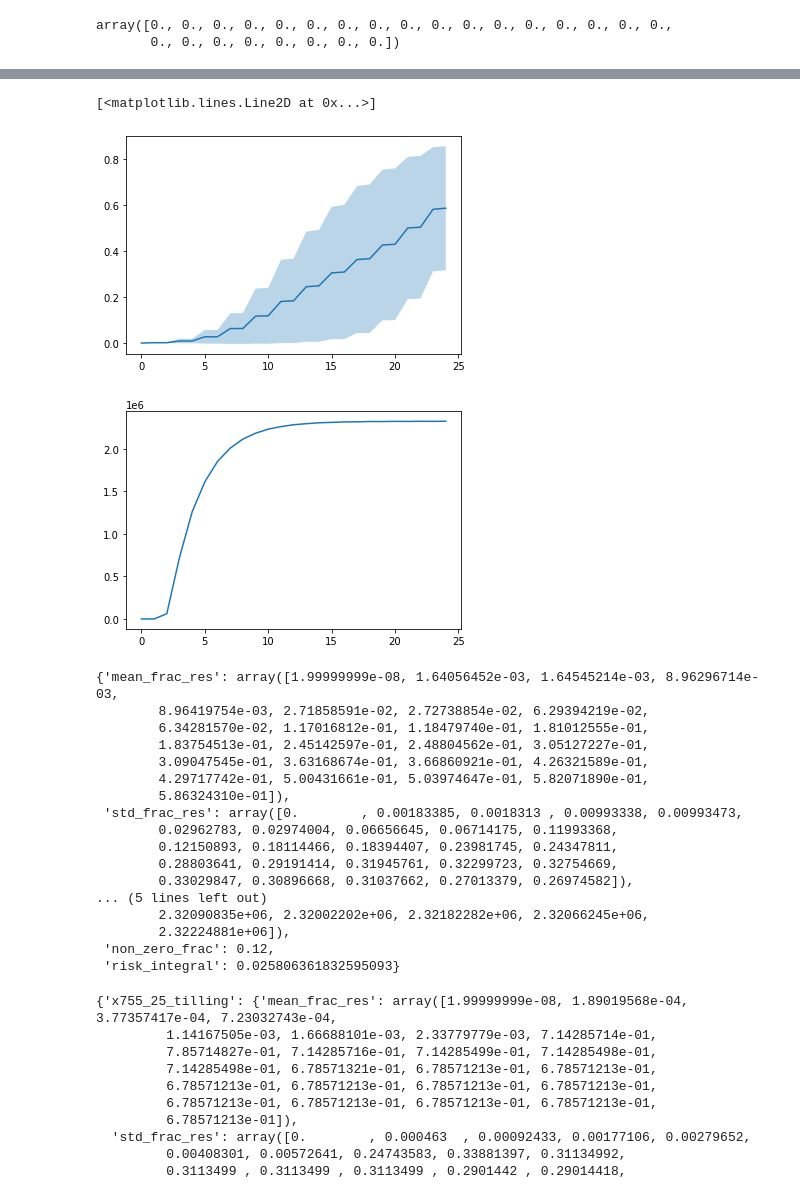
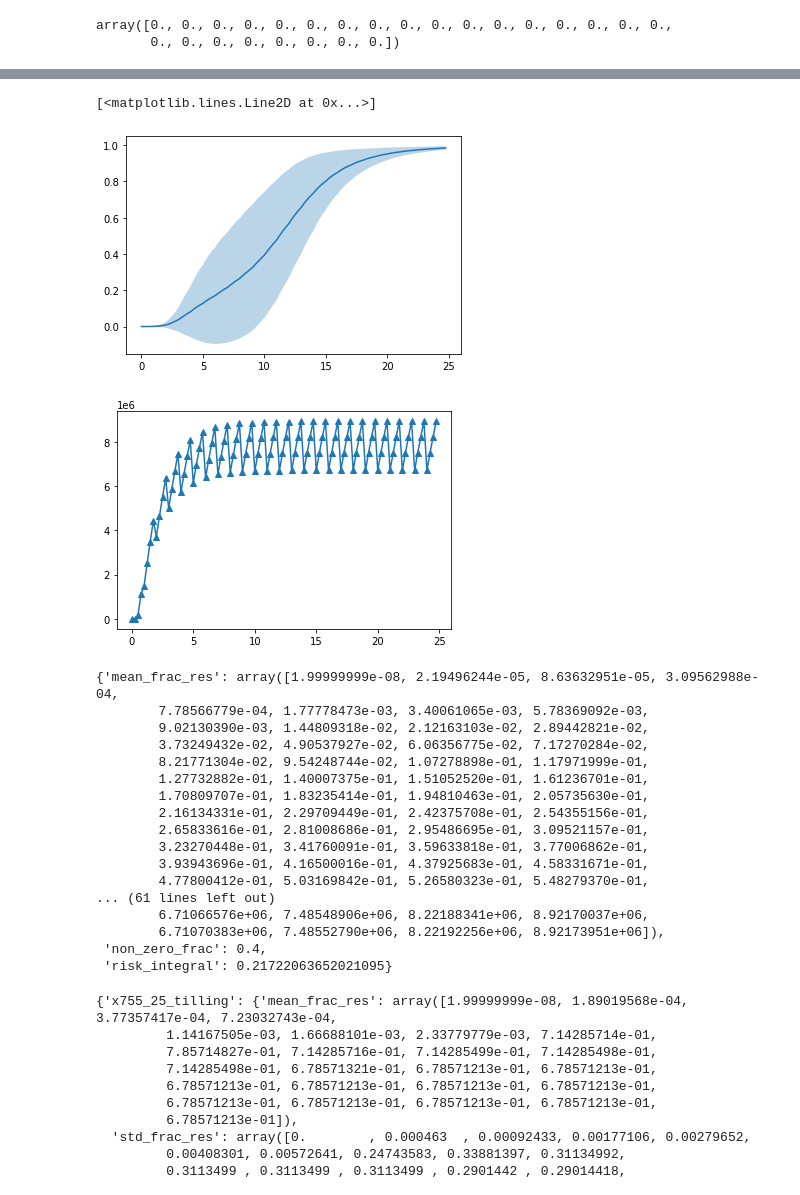
Before and after one commit to Sakib1418/Corteva, a Jupyter notebook: herbicide_model.ipynb, the cells around one changed output, grey strips where cells are left out. Saved outputs shown, nothing was run; the diff lists cells and outputs as text; code cells hidden in the pictures.

Commit message:
curves preparing

```diff
--- a/herbicide_model.ipynb
+++ b/herbicide_model.ipynb
@@ -37,10 +75,8 @@ array([0., 0., 0., 0., 0., 0., 0., 0., 0., 0., 0., 0., 0., 0., 0., 0., 0.,
 # %%
 hand_surv = np.ones_like(Params.Hand.survivalFraction)
 
-for i in range(nYears):
-    if i % 3 == 0:
-        hand_surv[i] = .95
-    else:
-        hand_surv[i] = .99
-
-hand_surv
+# for i in range(nYears):
+#     if i % 3 == 0:
+#         hand_surv[i] = .9
+#     else:
+#         hand_surv[i] = .95
@@ -80,8 +98,8 @@ nCohorts = int(Params.General.nCohorts)
 # nCohorts = 2
 print("starting year and cohort are: ", nYears, " & ", nCohorts)
 
-H1_eff = [.55,.1,.01]
-H2_eff = [0,0,0]
+H1_eff = [.8,.2,.07]
+H2_eff = [.8,.2,.07]
 H3_eff = [0,0,0]
 H4_eff = [0,0,0]
 
@@ -151,8 +169,8 @@ for i in range(50):
             # fSS = 1 - herbicide_alter[y][0]
             # fRS = 1 - herbicide_alter[y][1]
             # fRR = 1 - herbicide_alter[y][2]
-            if y == 24:
-                print('year: ',y,'herbicide efficacy: ',[fSS,fRS,fRR])
+            # if y == 24:
+            #     print('year: ',y,'herbicide efficacy: ',[fSS,fRS,fRR])
 
             targetLocus = Params.Herbicide1.targetLocus
 
@@ -267,7 +285,7 @@ for i in range(50):
                     tempSeedBank = tempSeedBank + ungerminated + predation
             else:
                 tempSeedBank = tempSeedBank + predation
-                if c < nCohorts:
+                if c < nCohorts-1:
 
                     Population.seedBank[y,:,c+1] = Population.seedBank[y,:,c+1] + ungerminated
                 else:
@@ -375,25 +378,25 @@ year:  24 herbicide efficacy:  [0.12, 0.7, 0.98]
 # %%
 import matplotlib.pyplot as plt
 
 time = np.array([i for i in range(len(mean_frac_res))])/nCohorts
 
 
 lower = mean_frac_res - std_frac_res
 upper = mean_frac_res + std_frac_res
 plt.figure()
 plt.fill_between(time, lower, upper, alpha=.3)
 plt.plot(time,mean_frac_res)
 
 
 plt.figure()
-plt.plot(time,total_pop)
+plt.plot(time,total_pop, marker = '^')
 
 
 # plt.plot(time,total_pop)
 # %% [output]
 [<matplotlib.lines.Line2D at 0x...>]
-[figure, old version]
+[figure, new version]
-[figure, old version]
+[figure, new version]
 # %%
 result_dict = {}
 
@@ -407,23 +410,23 @@ avg_std['risk_integral'] = risk_integral
 
 avg_std
 # %% [output]
-{'mean_frac_res': array([1.99999999e-08, 1.64056452e-03, 1.64545214e-03, 8.96296714e-03,
-        8.96419754e-03, 2.71858591e-02, 2.72738854e-02, 6.29394219e-02,
-        6.34281570e-02, 1.17016812e-01, 1.18479740e-01, 1.81012555e-01,
-        1.83754513e-01, 2.45142597e-01, 2.48804562e-01, 3.05127227e-01,
-        3.09047545e-01, 3.63168674e-01, 3.66860921e-01, 4.26321589e-01,
-        4.29717742e-01, 5.00431661e-01, 5.03974647e-01, 5.82071890e-01,
-        5.86324310e-01]),
- 'std_frac_res': array([0.        , 0.00183385, 0.0018313 , 0.00993338, 0.00993473,
-        0.02962783, 0.02974004, 0.06656645, 0.06714175, 0.11993368,
-        0.12150893, 0.18114466, 0.18394407, 0.23981745, 0.24347811,
-        0.28803641, 0.29191414, 0.31945761, 0.32299723, 0.32754669,
-        0.33029847, 0.30896668, 0.31037662, 0.27013379, 0.26974582]),
-... (5 lines left out)
-        2.32090835e+06, 2.32002202e+06, 2.32182282e+06, 2.32066245e+06,
-        2.32224881e+06]),
- 'non_zero_frac': 0.12,
- 'risk_integral': 0.025806361832595093}
+{'mean_frac_res': array([1.99999999e-08, 2.19496244e-05, 8.63632951e-05, 3.09562988e-04,
+        7.78566779e-04, 1.77778473e-03, 3.40061065e-03, 5.78369092e-03,
+        9.02130390e-03, 1.44809318e-02, 2.12163103e-02, 2.89442821e-02,
+        3.73249432e-02, 4.90537927e-02, 6.06356775e-02, 7.17270284e-02,
+        8.21771304e-02, 9.54248744e-02, 1.07278898e-01, 1.17971999e-01,
+        1.27732882e-01, 1.40007375e-01, 1.51052520e-01, 1.61236701e-01,
+        1.70809707e-01, 1.83235414e-01, 1.94810463e-01, 2.05735630e-01,
+        2.16134331e-01, 2.29709449e-01, 2.42375708e-01, 2.54355156e-01,
+        2.65833616e-01, 2.81008686e-01, 2.95486695e-01, 3.09521157e-01,
+        3.23270448e-01, 3.41760091e-01, 3.59633818e-01, 3.77006862e-01,
+        3.93943696e-01, 4.16500016e-01, 4.37925683e-01, 4.58331671e-01,
+        4.77800412e-01, 5.03169842e-01, 5.26580323e-01, 5.48279370e-01,
+... (61 lines left out)
+        6.71066576e+06, 7.48548906e+06, 8.22188341e+06, 8.92170037e+06,
+        6.71070383e+06, 7.48552790e+06, 8.22192256e+06, 8.92173951e+06]),
+ 'non_zero_frac': 0.4,
+ 'risk_integral': 0.21722063652021095}
 # %%
 import pickle as pkl
 
```
Also changed, not shown: parts of 6 cells of this notebook, 11 other files.
